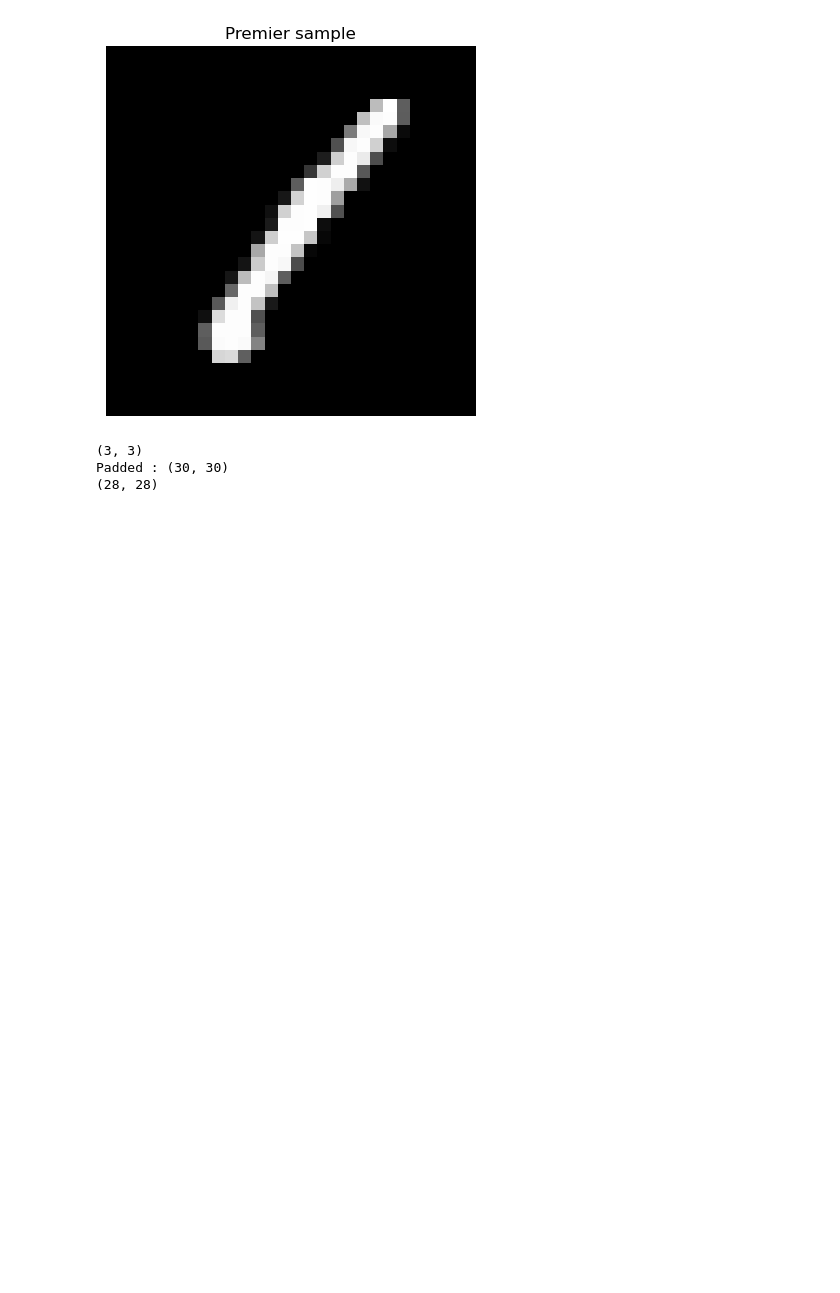
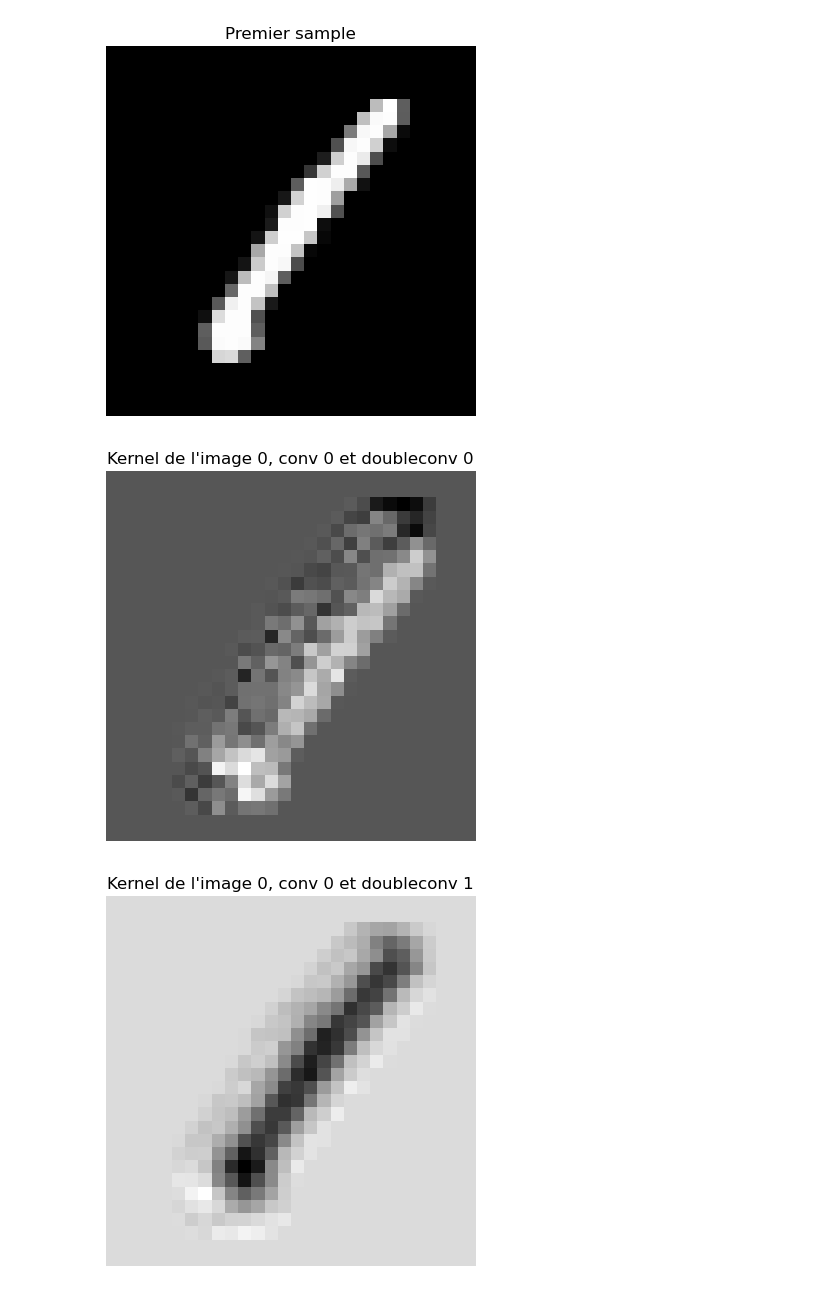
Before and after one commit to AugustinSamier/digits_recog, a Jupyter notebook: digits_recog.ipynb, the cells around one changed output. Cells and saved outputs as stored; diff of their text form; code cells hidden in the pictures; blank space fills up the shorter version.

Commit message:
Fonction convolution fonctionnelle avec création de kernels aléatoires

```diff
--- a/digits_recog.ipynb
+++ b/digits_recog.ipynb
@@ -64,12 +136,17 @@ def conv2d(img,kernel,pad_size=0,stride=1): #on part du principe que chaque img
 # %%
-kernel=np.array([
-    [1,2,3],
-    [4,5,6],
-    [7,8,9]
-])
-print(kernel.shape)
-conv2d(X_train[0],kernel,pad_size=1)
+kernels=[sobelX,sobelY,prewittX,laplacien,laplacienPlus,blur,gaussien,sharpen]
+images=[X_train[0],X_train[1]]
+doubleConv,tripleConv=[],[]
+convoluted=conv2d(images,nb_kernels=2,kernel_size=3,pad_size=1)
+for img in range(len(images)):
+    doubleConv.append(conv2d(convoluted[img],nb_kernels=2,kernel_size=3,pad_size=1))
+for img in range(len(images)):
+    for conv in range(len(convoluted)):
+        for double in range(len(doubleConv)):
+            plt.imshow(doubleConv[img][conv][double],cmap="gray")
+            plt.title(f"Kernel de l'image {img}, conv {conv} et doubleconv {double}")
+            plt.axis("off")
+            plt.show()
 # %% [output]
-(3, 3)
-Padded : (30, 30)
-(28, 28)
+[figure, added]
+[figure, added]
```
Also changed, not shown: parts of 4 cells of this notebook.
